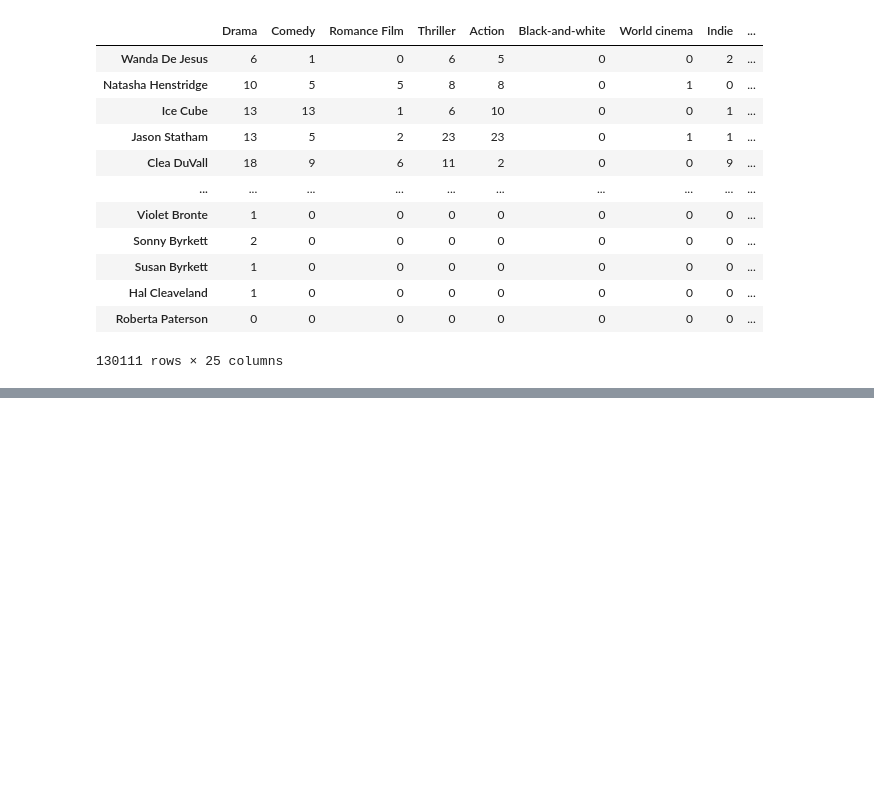
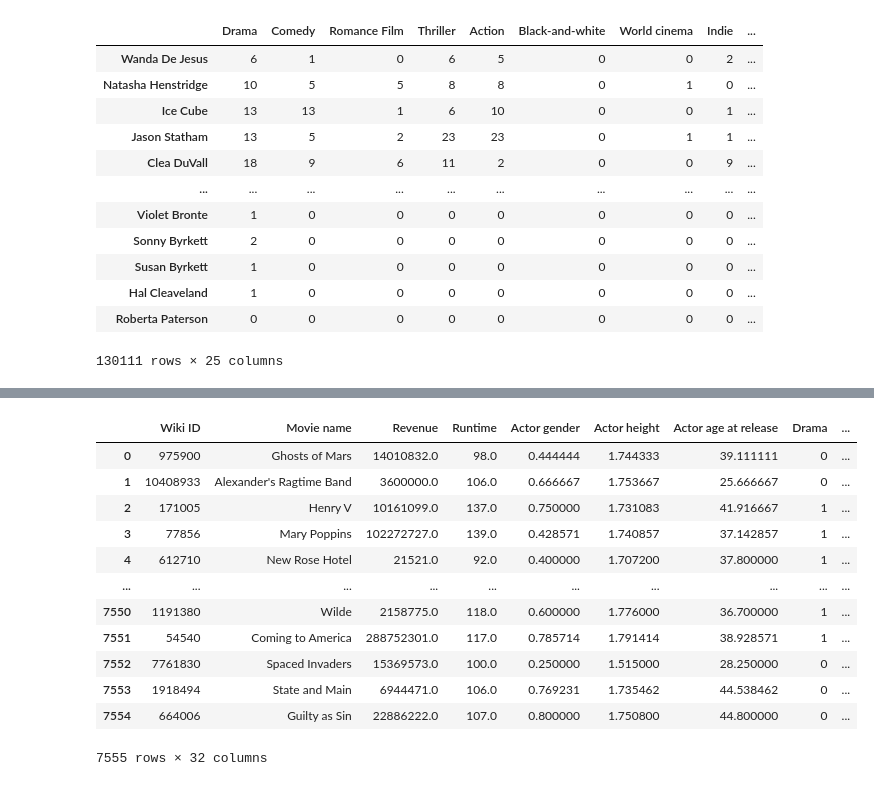
Before and after one commit to epfl-ada/ada-2023-project-fauttrouverunnompourada, a Jupyter notebook: main.ipynb, the cells around one changed output, grey strips where cells are left out. Cells and saved outputs as stored; diff of their text form; code cells hidden in the pictures; blank space fills up the shorter version.

```diff
--- a/main.ipynb
+++ b/main.ipynb
@@ -197,0 +352,16 @@ actor_genre_counts_df
+# %%
+merged_df
+# %% [output]
+|  | Wiki ID | Movie name | Revenue | Runtime | Actor gender | Actor height | Actor age at release | Drama | ... |
+| 0 | 975900 | Ghosts of Mars | 14010832.0 | 98.0 | 0.444444 | 1.744333 | 39.111111 | 0 | ... |
+| 1 | 10408933 | Alexander's Ragtime Band | 3600000.0 | 106.0 | 0.666667 | 1.753667 | 25.666667 | 0 | ... |
+| 2 | 171005 | Henry V | 10161099.0 | 137.0 | 0.750000 | 1.731083 | 41.916667 | 1 | ... |
+| 3 | 77856 | Mary Poppins | 102272727.0 | 139.0 | 0.428571 | 1.740857 | 37.142857 | 1 | ... |
+| 4 | 612710 | New Rose Hotel | 21521.0 | 92.0 | 0.400000 | 1.707200 | 37.800000 | 1 | ... |
+| ... | ... | ... | ... | ... | ... | ... | ... | ... | ... |
+| 7550 | 1191380 | Wilde | 2158775.0 | 118.0 | 0.600000 | 1.776000 | 36.700000 | 1 | ... |
+| 7551 | 54540 | Coming to America | 288752301.0 | 117.0 | 0.785714 | 1.791414 | 38.928571 | 1 | ... |
+| 7552 | 7761830 | Spaced Invaders | 15369573.0 | 100.0 | 0.250000 | 1.515000 | 28.250000 | 0 | ... |
+| 7553 | 1918494 | State and Main | 6944471.0 | 106.0 | 0.769231 | 1.735462 | 44.538462 | 0 | ... |
+| 7554 | 664006 | Guilty as Sin | 22886222.0 | 107.0 | 0.800000 | 1.750800 | 44.800000 | 0 | ... |
+7555 rows × 32 columns
```
Also changed, not shown: parts of 30 cells of this notebook.
